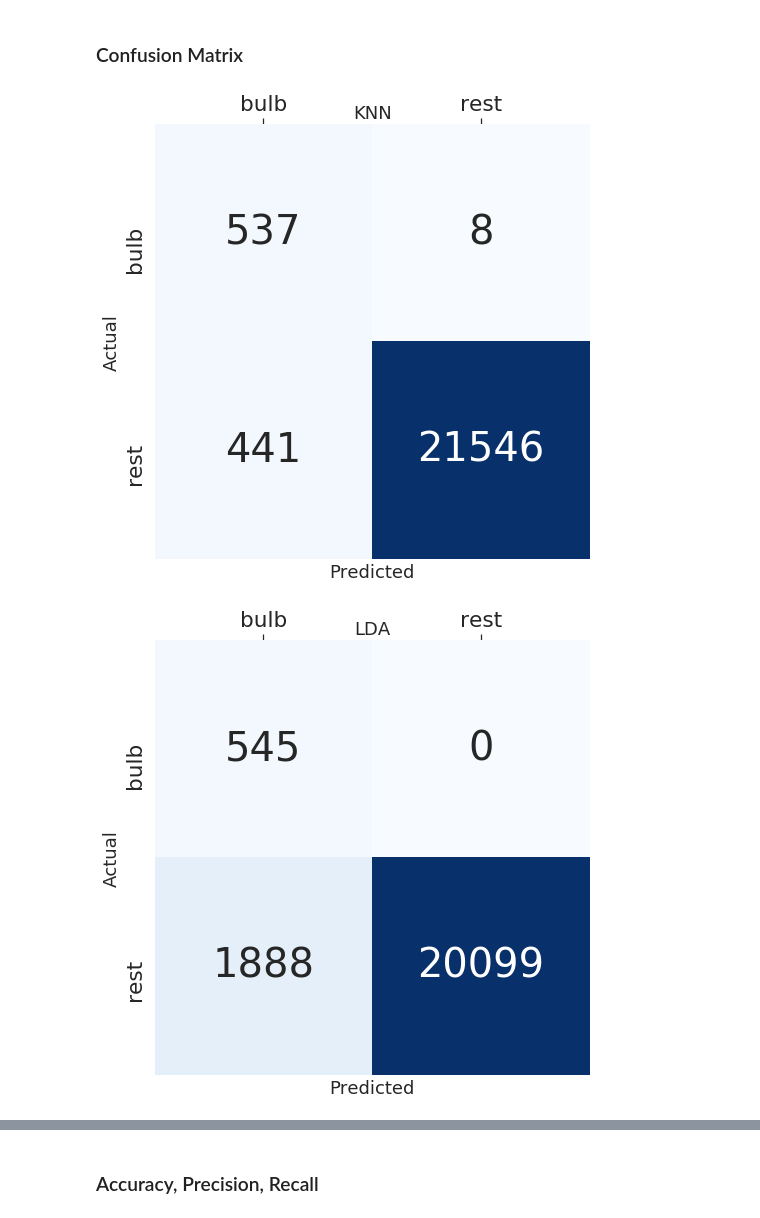
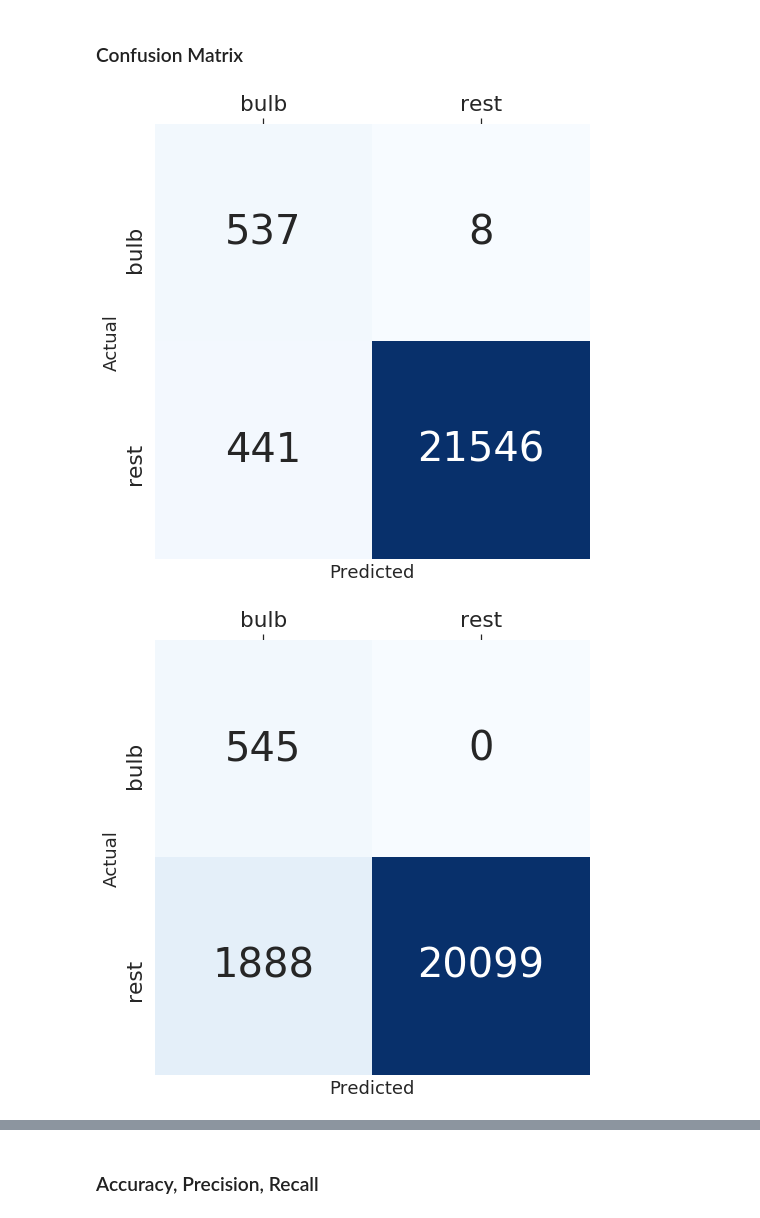
Before and after one commit to 7high/thesis, a Jupyter notebook: wifi_classification.ipynb, the cells around one changed output, grey strips where cells are left out. Drawn from its saved outputs; the diff is of its cells as text; code cells hidden in the pictures.

```diff
--- a/wifi_classification.ipynb
+++ b/wifi_classification.ipynb
@@ -192,20 +192,18 @@ classifiers = ['KNN', 'LDA', 'RF']
 # Extract confusion matrices
 device_cms = []
 for device in sorted(device_types):
-    classifier_cms = {}
+    classifier_cms = []
     for classifier in sorted(classifiers):
-#         classifier_cms.append(all_under_devtype[0][device][classifier]['CM'])
-        classifier_cms[classifier] = (all_under_devtype[0][device][classifier]['CM'])
+        classifier_cms.append(all_under_devtype[0][device][classifier]['CM'])
     device_cms.append(classifier_cms)
 # %%
 sns.set(font_scale=1.5)
 for device_list in device_cms:
-    for c,classifier_cm in device_list.iteritems():
+    for classifier_cm in device_list:
         fig, ax = plt.subplots(figsize=(11,8))
         ax.tick_params(labelsize='large')
         ax.xaxis.set_ticks_position('top')
-        ax.set_title(c)
         sns.heatmap(classifier_cm, annot=True, annot_kws={"size":40},square=True, fmt='d', cmap='Blues', cbar=False);
 # %% [output]
-[figure, old version]
+[figure, new version]
-[figure, old version]
+[figure, new version]
```
Also changed, not shown: parts of 1 cell of this notebook, 1 other file.
